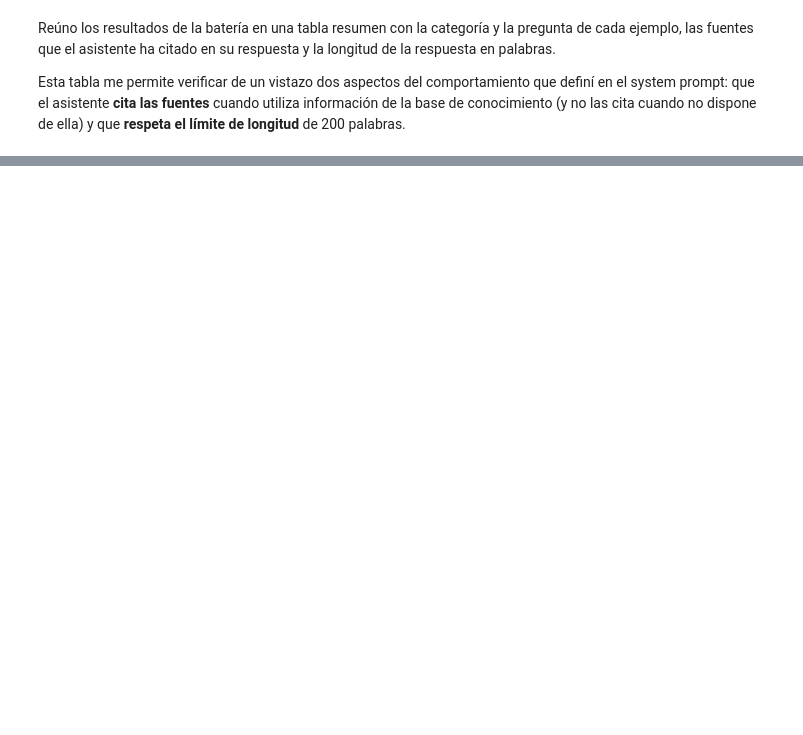
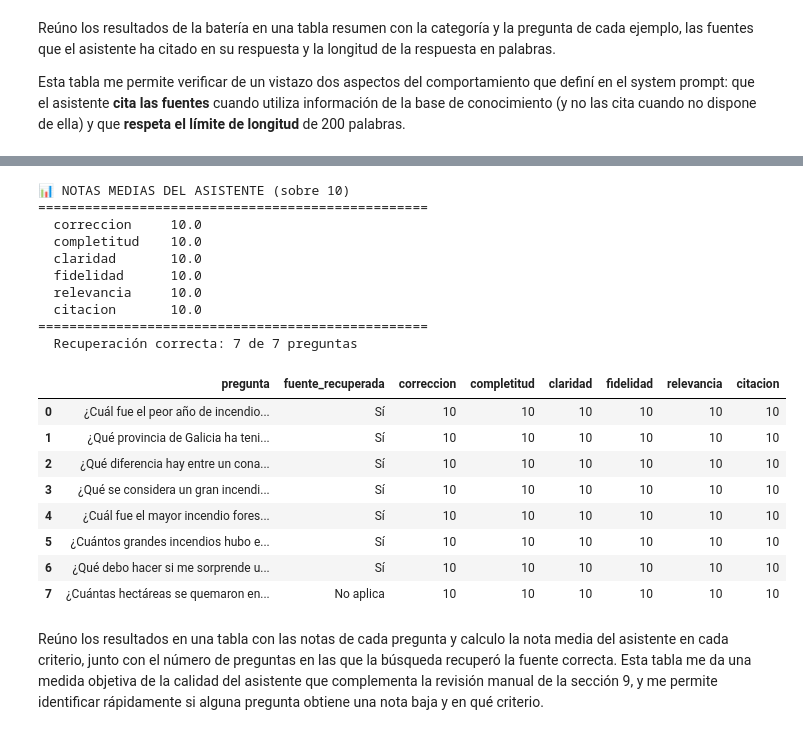
Before and after one commit to davidvilasiaba12345-a11y/Asistente-IA-experto-en-Incendios-Forestales-David-Vila-Siaba, a Jupyter notebook: asistente_incendios.ipynb, the cells around one changed output, grey strips where cells are left out. Saved outputs shown, nothing was run; the diff lists cells and outputs as text; code cells hidden in the pictures; blank space fills up the shorter version.

Commit message:
Evaluación con LLM juez en la app, revisión final del notebook y del README

```diff
--- a/asistente_incendios.ipynb
+++ b/asistente_incendios.ipynb
@@ -1506,0 +1611,32 @@ La tabla resumen confirma que el asistente **cita sus fuentes** en todas las res
+# %%
+def evaluar_sin_referencia(pregunta: str, contexto: str, respuesta: str) -> dict:
+    """Puntúa una respuesta comprobando que es fiel al contexto recuperado, sin necesidad de referencia"""
+    prompt = f"""Eres un evaluador experto en sistemas RAG (Retrieval-Augmented Generation).
+        Evalúa si la RESPUESTA del asistente se basa fielmente en el CONTEXTO que recuperó de su base de conocimiento.
+
+        <pregunta>
+        {pregunta}
+        </pregunta>
+
+        <contexto>
+        {contexto}
+        </contexto>
+
+        <respuesta_asistente>
+        {respuesta}
+        </respuesta_asistente>
+
+        Puntúa cada criterio con un número entero del 1 al 10:
+        - fidelidad: todas las afirmaciones y cifras de la respuesta están respaldadas por el CONTEXTO (10 = ninguna afirmación inventada).
+        - relevancia: la respuesta contesta a lo que se ha preguntado.
+        - citacion: las fuentes citadas al final de la respuesta corresponden a los documentos del CONTEXTO realmente utilizados.
+
+        Si la respuesta indica que no dispone de la información y el CONTEXTO efectivamente no la contiene, la fidelidad es 10. Si la respuesta no usa información del contexto y por tanto no cita fuentes, la citación es 10.
+
+        Si la respuesta es un mensaje conversacional que no aporta datos (un saludo, ofrecer los temas sobre los que puede ayudar o pedir que se concrete la pregunta), la fidelidad es 10. Una afirmación no respaldada es un dato o un hecho concreto, nunca la simple mención de un tema.
+
+        Responde ÚNICAMENTE con este JSON, sin texto adicional:
+        {{"fidelidad": número, "relevancia": número, "citacion": número, "afirmaciones_no_respaldadas": ["lista de afirmaciones que no aparecen en el contexto, vacía si no hay"], "justificacion": "máximo 2 frases"}}
+    """
+
+    return leer_json(llm_juez.invoke(prompt).text)
@@ -1506,0 +1712,35 @@ La tabla resumen confirma que el asistente **cita sus fuentes** en todas las res
+# %%
+df_eval = pd.DataFrame(resultados_eval)
+
+criterios = ["correccion", "completitud", "claridad", "fidelidad", "relevancia", "citacion"]
+
+print("📊 NOTAS MEDIAS DEL ASISTENTE (sobre 10)")
+print("=" * 50)
+for criterio in criterios:
+    print(f"  {criterio:<14} {df_eval[criterio].mean():.1f}")
+print("=" * 50)
+print(f"  Recuperación correcta: {(df_eval['fuente_recuperada'] == 'Sí').sum()} de {(df_eval['fuente_recuperada'] != 'No aplica').sum()} preguntas")
+
+df_eval[["pregunta", "fuente_recuperada"] + criterios]
+# %% [output]
+📊 NOTAS MEDIAS DEL ASISTENTE (sobre 10)
+==================================================
+  correccion     10.0
+  completitud    10.0
+  claridad       10.0
+  fidelidad      10.0
+  relevancia     10.0
+  citacion       10.0
+==================================================
+  Recuperación correcta: 7 de 7 preguntas
+|  | pregunta | fuente_recuperada | correccion | completitud | claridad | fidelidad | relevancia | citacion |
+| 0 | ¿Cuál fue el peor año de incendio... | Sí | 10 | 10 | 10 | 10 | 10 | 10 |
+| 1 | ¿Qué provincia de Galicia ha teni... | Sí | 10 | 10 | 10 | 10 | 10 | 10 |
+| 2 | ¿Qué diferencia hay entre un cona... | Sí | 10 | 10 | 10 | 10 | 10 | 10 |
+| 3 | ¿Qué se considera un gran incendi... | Sí | 10 | 10 | 10 | 10 | 10 | 10 |
+| 4 | ¿Cuál fue el mayor incendio fores... | Sí | 10 | 10 | 10 | 10 | 10 | 10 |
+| 5 | ¿Cuántos grandes incendios hubo e... | Sí | 10 | 10 | 10 | 10 | 10 | 10 |
+| 6 | ¿Qué debo hacer si me sorprende u... | Sí | 10 | 10 | 10 | 10 | 10 | 10 |
+| 7 | ¿Cuántas hectáreas se quemaron en... | No aplica | 10 | 10 | 10 | 10 | 10 | 10 |
+# %% [markdown]
+Reúno los resultados en una tabla con las notas de cada pregunta y calculo la nota media del asistente en cada criterio, junto con el número de preguntas en las que la búsqueda recuperó la fuente correcta. Esta tabla me da una medida objetiva de la calidad del asistente que complementa la revisión manual de la sección 9, y me permite identificar rápidamente si alguna pregunta obtiene una nota baja y en qué criterio.
```
Also changed, not shown: parts of 41 cells of this notebook, 4 other files.
